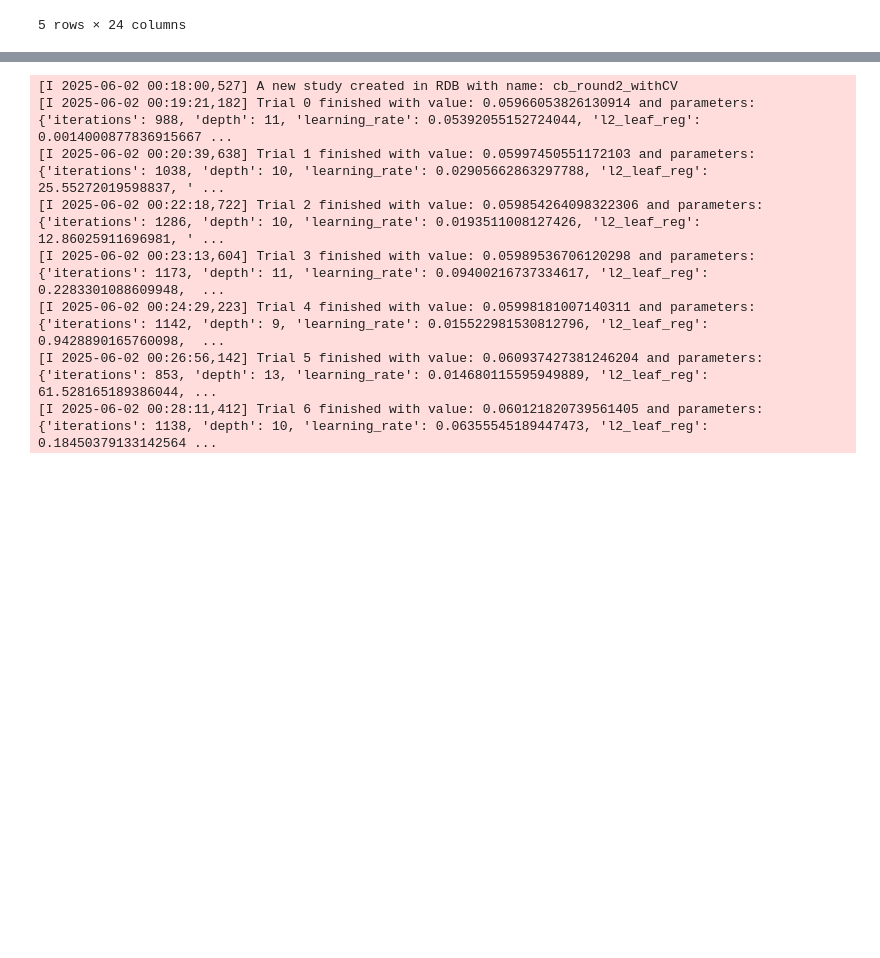
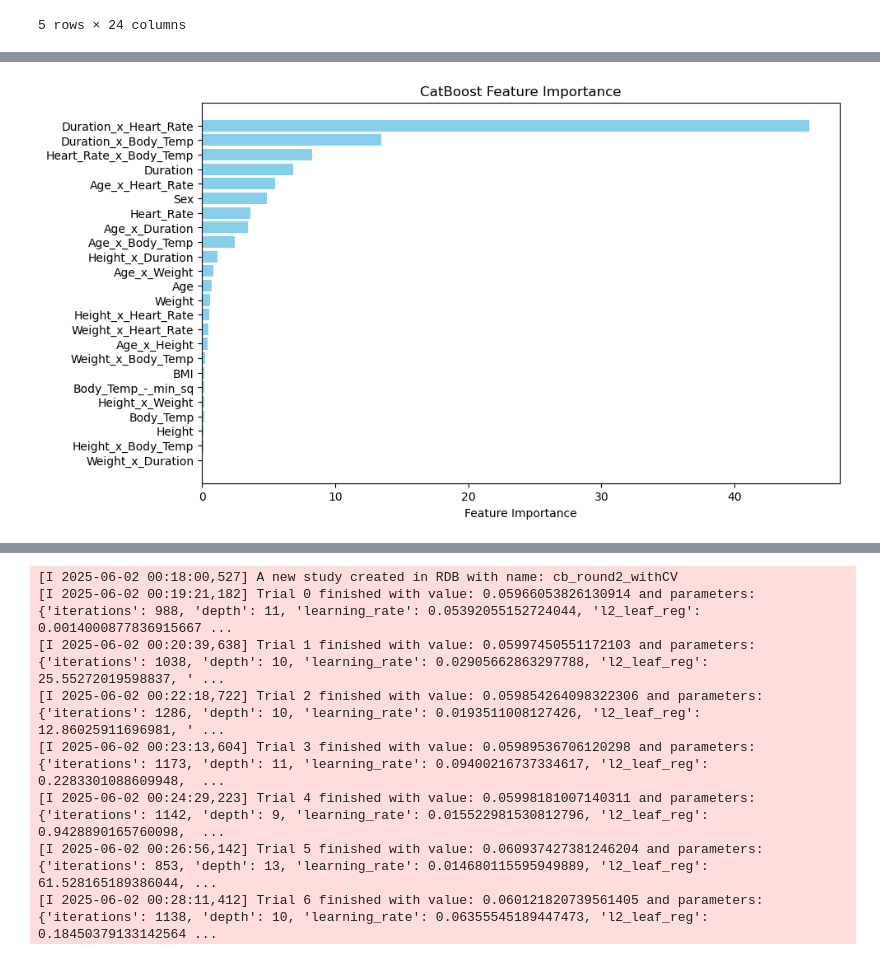
Before and after one commit to ElliotBlackstone/S25_Predict_Calories, a Jupyter notebook: calorie_catboost.ipynb, the cells around one changed output, grey strips where cells are left out. Cells and saved outputs as stored; diff of their text form; code cells hidden in the pictures; blank space fills up the shorter version.

```diff
--- a/calorie_catboost.ipynb
+++ b/calorie_catboost.ipynb
@@ -174 +174,98 @@ Best trial:
     grow_policy: SymmetricTree
+# %%
+# Kaggle score private 0.05917, public 0.05748 cb_prediction_9.csv
+
+# Best trial:
+#   Value: 0.05954128331946351
+#   Params:
+#     depth: 12
+#     learning_rate: 0.02
+#     l2_leaf_reg: 0.0008937117069387631
+#     bagging_temperature: 0.00013382380596995918
+#     border_count: 177
+#     grow_policy: SymmetricTree
+
+# train/test split
+X_train, X_test, y_train, y_test = train_test_split(X, y, test_size=0.2, random_state=724)
+
+# Define parameters
+params = {
+        'iterations': 2000,
+        'depth': 12,
+        'learning_rate': 0.02,
+        'l2_leaf_reg': 0.0008937117069387631,
+        'bagging_temperature': 0.00013382380596995918,
+        'border_count': 177,
+        "grow_policy": "SymmetricTree",
+        'task_type': 'GPU',
+        'eval_metric': 'RMSE',
+    }
+
+# Initialize the model with the suggested hyperparameters
+model = CatBoostRegressor(
+    **params,
+    loss_function='RMSE',
+    random_state=724,
+    verbose=0,
+    early_stopping_rounds=40,
+    use_best_model=True,
+)
+
+# Create pool for validation to enable early stopping
+train_pool = Pool(X_train, y_train, cat_features=[0])
+val_pool = Pool(X_test, y_test, cat_features=[0])
+
+# Train and evaluate
+model.fit(train_pool, eval_set=val_pool, verbose=False)
+predictions = model.predict(X_test)
+print("Stopped at:", model.get_best_iteration())
+
+# Make predictions
+train_pred = model.predict(X_train)
+test_pred = model.predict(X_test)
+
+# Ensure non-negative predictions (important for RMSLE)
+train_pred[train_pred < 0] = 1
+train_pred[train_pred > 320] = 300
+test_pred[test_pred < 0] = 1
+test_pred[test_pred > 320] = 300
+
+print("Train prediction:", rmse(train_pred, y_train))
+print("Test prediction:", rmse(test_pred, y_test))
+
+
+# Get feature importances
+feature_importances = model.get_feature_importance()
+
+# Get feature names
+feature_names = X_train.columns
+
+# Sort feature importances and names
+sorted_idx = feature_importances.argsort()
+sorted_importances = feature_importances[sorted_idx]
+sorted_names = feature_names[sorted_idx]
+
+# Plot feature importances
+plt.figure(figsize=(10, 6))
+plt.barh(sorted_names, sorted_importances, color='skyblue')
+plt.xlabel("Feature Importance")
+plt.title("CatBoost Feature Importance")
+plt.show()
+
+
+# make the submission file!
+pred = model.predict(add_feats(test, numerical_features))
+
+submission = pd.DataFrame()
+
+submission['id'] = np.arange(len(test))+750000
+submission['Calories'] = np.expm1(pred)
+submission.loc[submission['Calories'] < 0, 'Calories'] = 1
+submission.loc[submission['Calories'] > 320, 'Calories'] = 300
+
+submission.to_csv("cb_prediction_9.csv", index=False)
+
+print(submission.head())
+print()
+print(submission['Calories'].describe())
+# %% [output]
@@ -174,0 +275 @@ Best trial:
+[figure, added]
```
Also changed, not shown: parts of 2 cells of this notebook, 9 other files.
